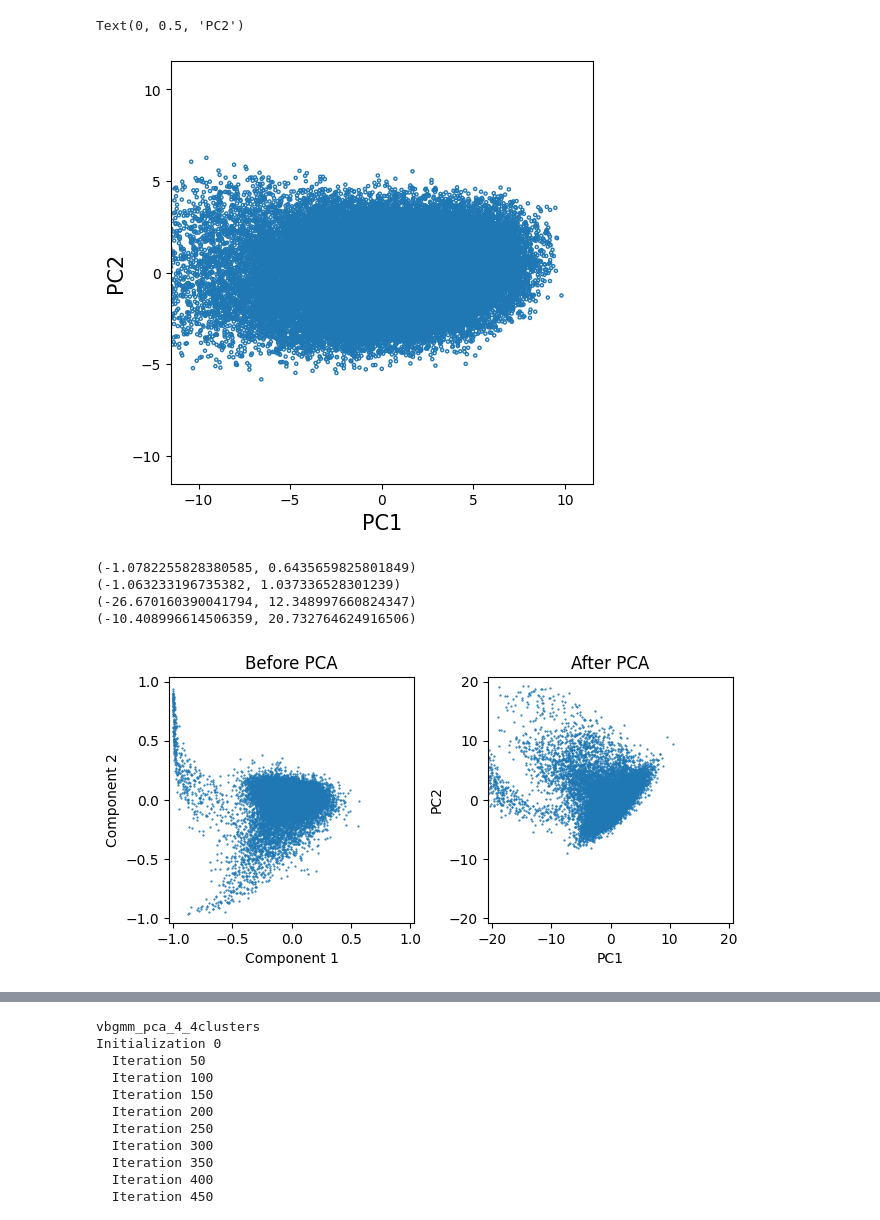
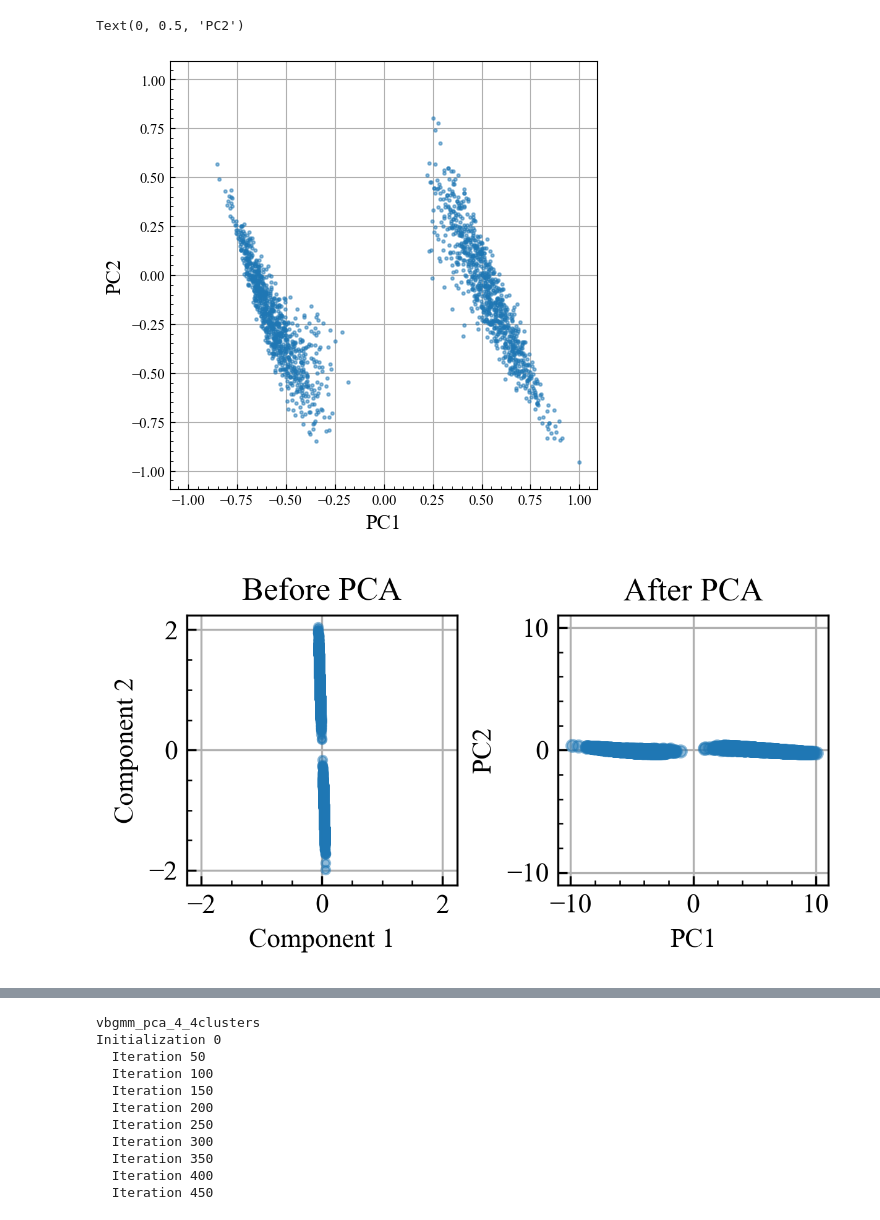
Before and after one commit to RyuichiShinseiB/Feature_extraction, a Jupyter notebook: notebooks/VBGMM_clustering.ipynb, the cells around one changed output, grey strips where cells are left out. Drawn from its saved outputs; the diff is of its cells as text; code cells hidden in the pictures.

Commit message:
VIsualized new data

```diff
--- a/notebooks/VBGMM_clustering.ipynb
+++ b/notebooks/VBGMM_clustering.ipynb
@@ -28,3 +22,5 @@ set_mpl_styles()
+# %%
+plot.set_mpl_styles(fontsize=10.5)
 # %%
 colors = [
     "tab:blue",
@@ -70,8 +79,9 @@ extraction_cfg = vcfg.ExtractionModelConfig(
 )
 # %%
 df_train = pl.read_csv(feature_train_csv_path)
-X_train = df_train.select([
-    pl.exclude(["filename", "dirname"])
-]).to_numpy()
-df_train.head()
+X_train = df_train.select(
+    pl.exclude(["target", "prediction", "filename", "dirname"])
+).to_numpy()
+metadata_train = df_train.select(pl.exclude(r"^column_\d+$")).with_row_count("id")
+metadata_train.head()
 # %% [output]
@@ -178,39 +171,35 @@ fig, ax, _ = plot_scatter(
 # %%
-label_names=("PC1", "PC2")
-fig, ax, _ = plot_scatter(
-    X_train_pca.T,
-    size = 5
+label_names = ("PC1", "PC2")
+fig, ax, _ = plot.plot_scatter(
+    X_check_pca_minmax.T,
+    size=5,
 )
 ax.set_xlabel(label_names[0], fontsize=15)
 ax.set_ylabel(label_names[1], fontsize=15)
-# ax.set_xlim(-30, 30)
-# plt.scatter(X_train_pca[:, 0], X_train_pca[:, 1])
-# plt.xlabel("PC1")
-# plt.ylabel("PC2")
-# plt.tight_layout()
 # %% [output]
 Text(0, 0.5, 'PC2')
-[figure, old version]
+[figure, new version]
 # %%
-fig = plt.figure(layout="constrained")
-ax1 = fig.add_subplot(1,2,1)
-ax2 = fig.add_subplot(1,2,2)
+figsize_cm = [10, 7]
+figsize=plot.cvt_unit(figsize_cm)
+fig = plt.figure(figsize=figsize, layout="constrained", dpi=300)
+ax1 = fig.add_subplot(1, 2, 1)
+ax2 = fig.add_subplot(1, 2, 2)
 ax1.set_title("Before PCA")
 ax2.set_title("After PCA")
 
-plot_scatter(X_train.T, label_names=("Component 1", "Component 2"), ax=ax1)
-plot_scatter(X_train_pca.T, label_names=("PC1", "PC2"), ax=ax2)
+plot.plot_scatter(
+    X_train.T, axis_labels=("Component 1", "Component 2"), ax=ax1, size=10,
+)
+plot.plot_scatter(X_train_pca.T, axis_labels=("PC1", "PC2"), ax=ax2)
 
-if not contrate_save_dst.exists():
-    contrate_save_dst.mkdir(parents=True)
-fig.savefig(
-    contrate_save_dst / "distribution_before-after_PCA.png",
-    dpi=300,
-    bbox_inches="tight"
-)
+
+if not feature_figure_pardir.exists():
+    feature_figure_pardir.mkdir(parents=True)
+# fig.savefig(
+#     feature_figure_pardir / "distribution_before-after_PCA.png",
+#     dpi=300,
+#     bbox_inches="tight",
+# )
 # %% [output]
-(-1.0782255828380585, 0.6435659825801849)
-(-1.063233196735382, 1.037336528301239)
-(-26.670160390041794, 12.348997660824347)
-(-10.408996614506359, 20.732764624916506)
-[figure, old version]
+[figure, new version]
```
Also changed, not shown: parts of 25 cells of this notebook, 1 other file.
